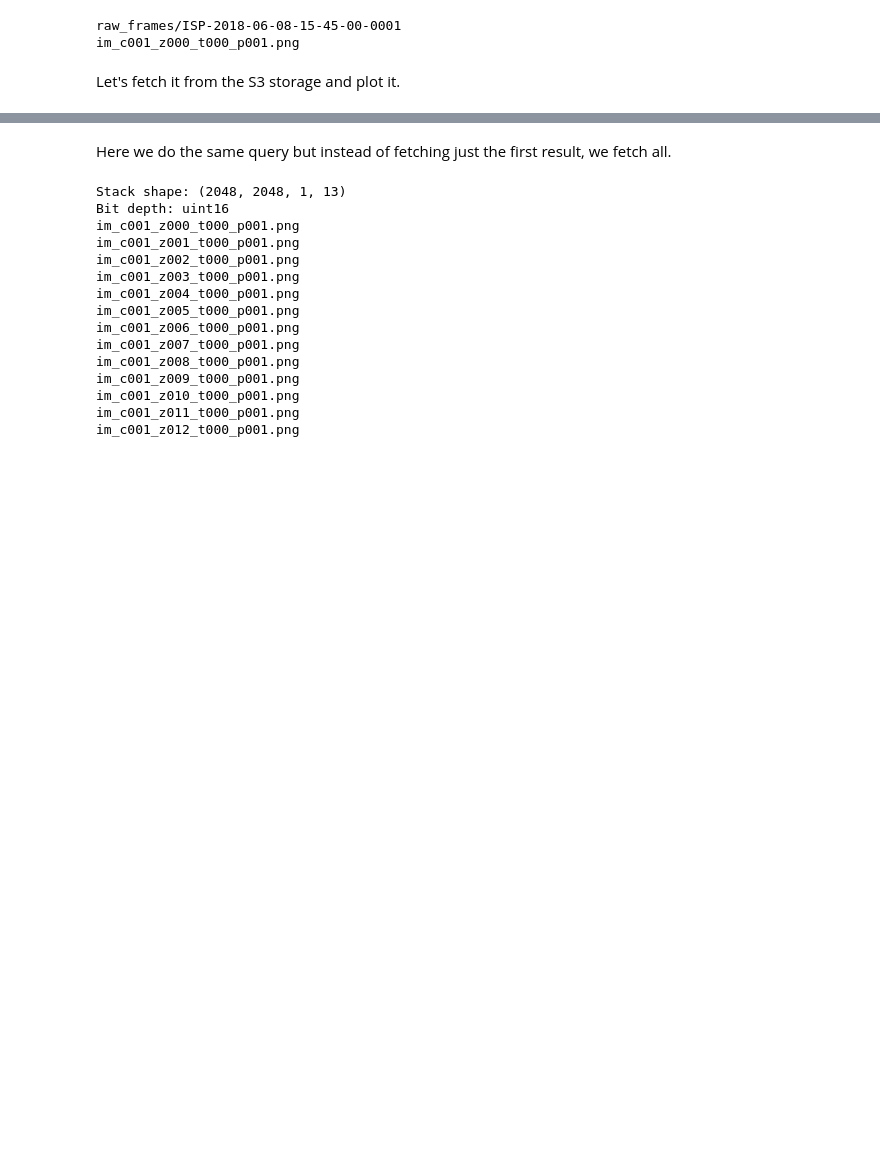
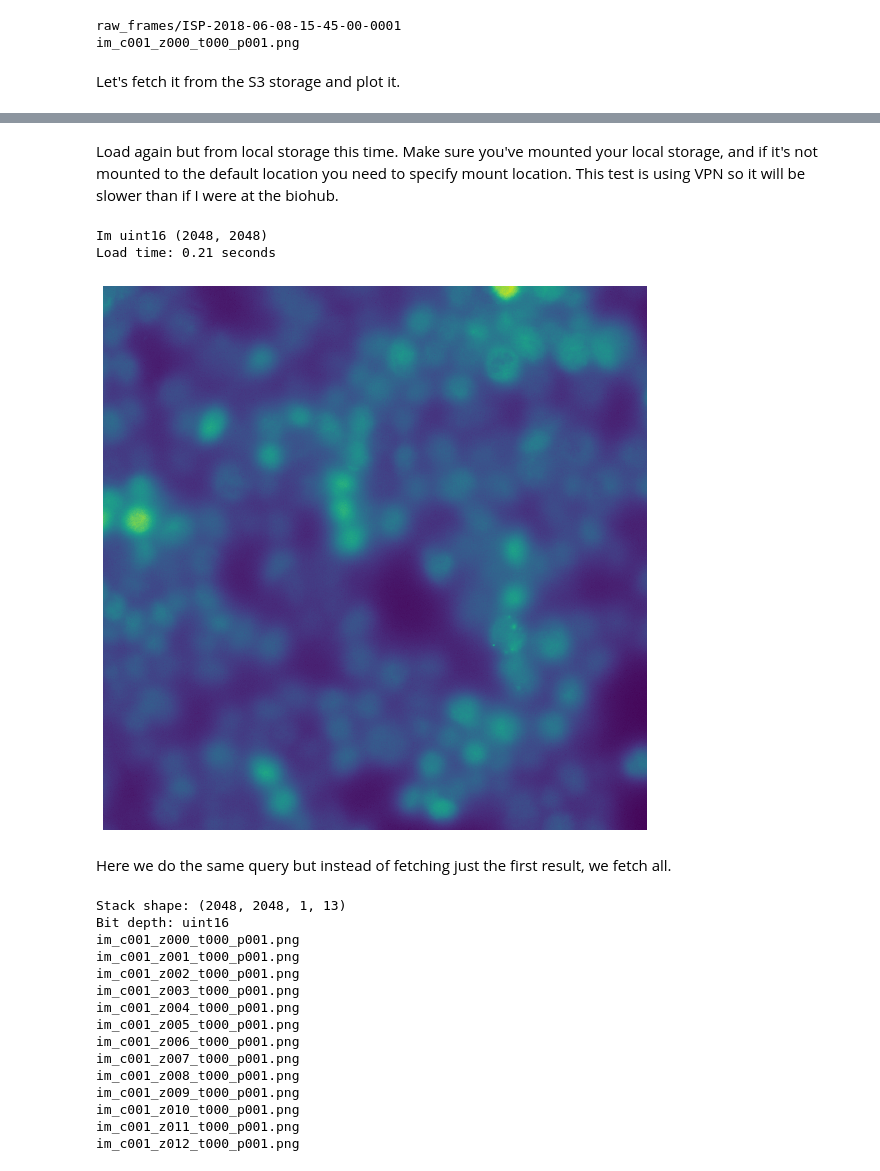
Before and after one commit to jennyfolkesson/imagingDB, a Jupyter notebook: notebooks/database_queries.ipynb, the cells around one changed output, grey strips where cells are left out. Saved outputs shown, nothing was run; the diff lists cells and outputs as text; code cells hidden in the pictures; blank space fills up the shorter version.

```diff
--- a/notebooks/database_queries.ipynb
+++ b/notebooks/database_queries.ipynb
@@ -268,3 +287,22 @@ Im uint16 (2048, 2048)
+# %% [markdown]
+Load again but from local storage this time. Make sure you've mounted your local storage, and if it's not mounted to the default location you need to specify mount location.
+This test is using VPN so it will be slower than if I were at the biohub.
+# %%
+t0 = time.time()
+data_loader = local_storage.LocalStorage(storage_dir=storage_dir)
+
+im = data_loader.get_im(file_name)
+t1 = time.time() - t0
+print("Im", im.dtype, im.shape)
+print("Load time: {:.2f} seconds".format(t1))
+plt.imshow(im)
+plt.rcParams['figure.figsize'] = [10, 10]
+plt.axis('off')
+plt.show()
+# %% [output]
+Im uint16 (2048, 2048)
+Load time: 0.21 seconds
+[figure, added]
 # %% [markdown]
 Here we do the same query but instead of fetching just the first result, we fetch all.
 # %%
```
Also changed, not shown: parts of 10 cells of this notebook, 12 other files.
